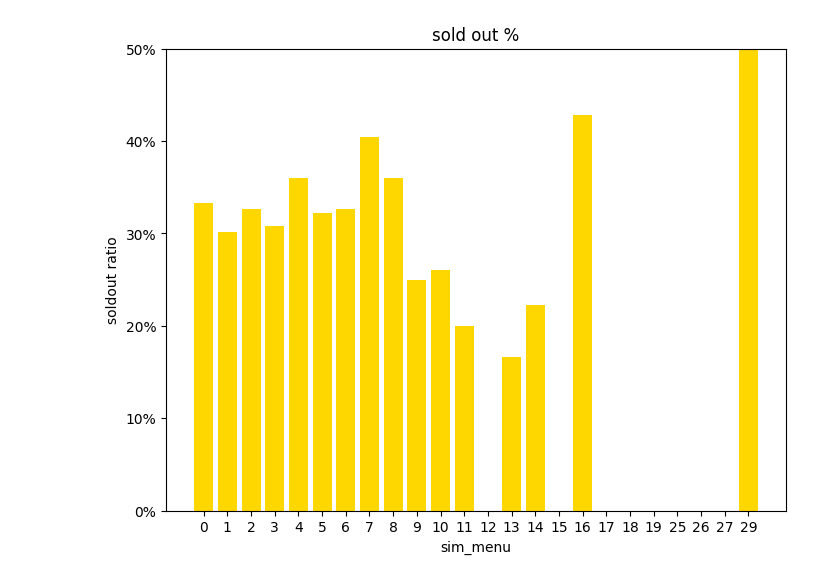
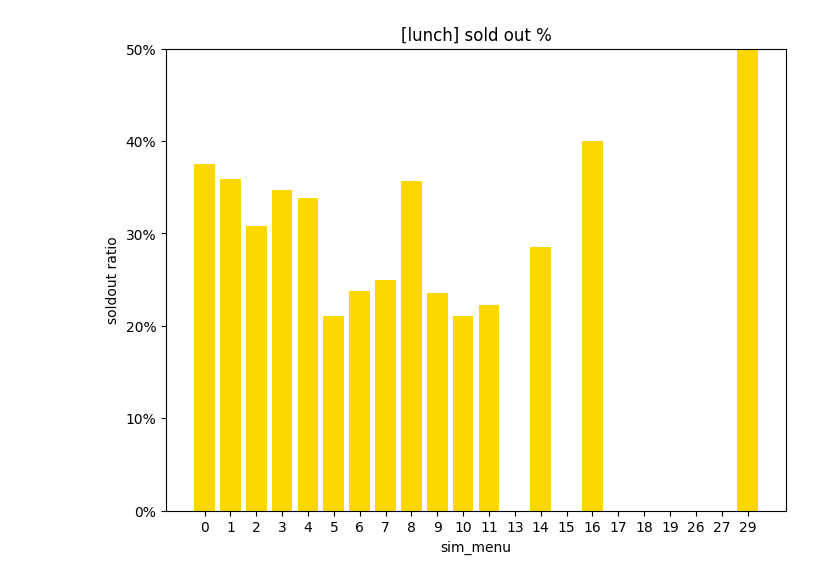
Before and after one commit to jhy6219/cafeteria, a Jupyter notebook: src/eda/feature_lab/eda/v1/rare_menu.ipynb, the cells around one changed output. Drawn from its saved outputs; the diff is of its cells as text; code cells hidden in the pictures.

```diff
--- a/src/eda/feature_lab/eda/v1/rare_menu.ipynb
+++ b/src/eda/feature_lab/eda/v1/rare_menu.ipynb
@@ -74,20 +137,20 @@ plt.show()
 # %%
 
 # 품절률
-grouped_data = target_w_sold_out.groupby(['sim_menu'],dropna=False).agg(
+grouped_data = target_w_sold_out[target_w_sold_out.meal_time=='lunch'].groupby(['sim_menu'],dropna=False).agg(
     tot = ('is_soldout','size'),
     soldout = ('is_soldout',lambda x: x.sum())
 ).reset_index()
 grouped_data['ratio'] = grouped_data['soldout']/ grouped_data['tot']
 
 # 히스토그램 그리기
 plt.figure(figsize=(8, 6))
 plt.bar(grouped_data['sim_menu'].astype(str), grouped_data['ratio'], color='gold')
 plt.xlabel('sim_menu')
 plt.ylabel('soldout ratio')
-plt.title('sold out %')
+plt.title('[lunch] sold out %')
 plt.ylim(0, 0.5)
 plt.gca().yaxis.set_major_formatter(plt.FuncFormatter(lambda x, _: f'{int(x*100)}%'))
 plt.show()
 # %% [output]
-[figure, old version]
+[figure, new version]
```
Also changed, not shown: parts of 8 cells of this notebook, 14 other files.
